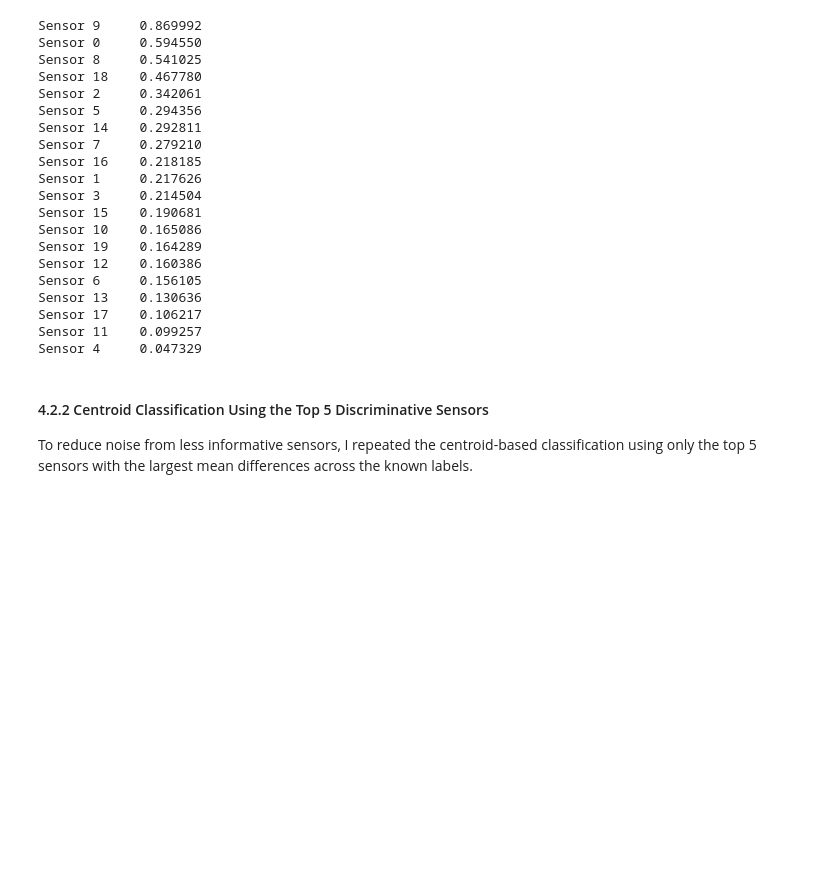
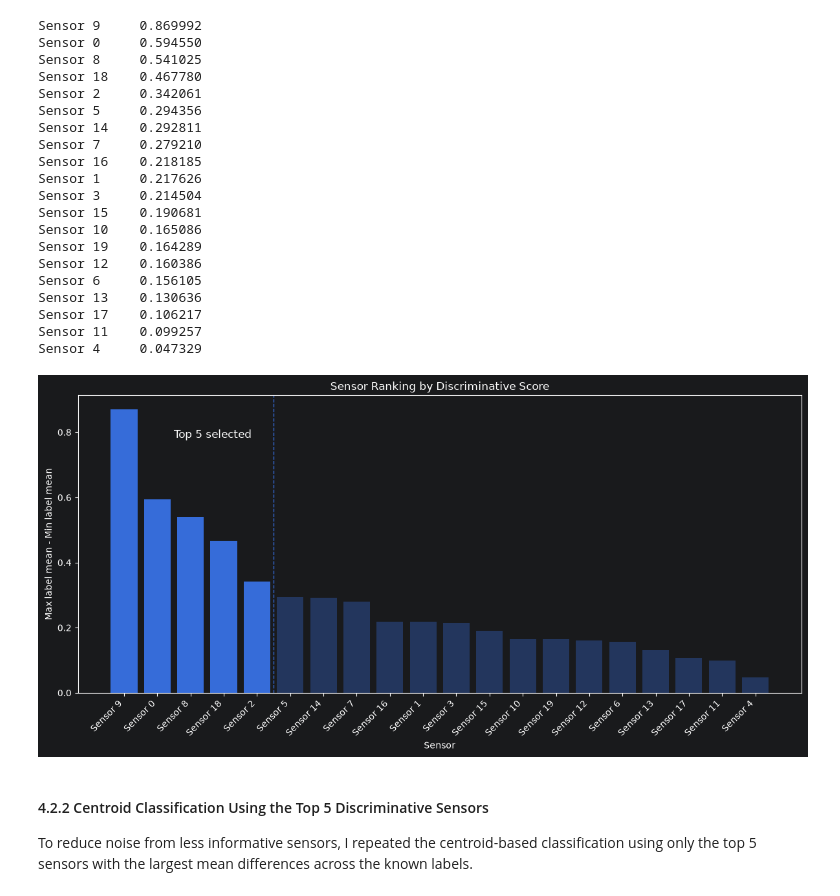
Before and after one commit to hadareal/sensor-failure-clustering, a Jupyter notebook: notebook/01_sensor_clustering.ipynb, the cells around one changed output. Drawn from its saved outputs; the diff is of its cells as text; code cells hidden in the pictures; blank space fills up the shorter version.

```diff
--- a/notebook/01_sensor_clustering.ipynb
+++ b/notebook/01_sensor_clustering.ipynb
@@ -707,6 +709,49 @@ Sensor 13    0.130636
 Sensor 17    0.106217
 Sensor 11    0.099257
 Sensor 4     0.047329
+# %%
+import matplotlib.pyplot as plt
+
+# Compute how much each sensor differs across the known labels
+sensor_discriminative_score = (
+    sensor_means_by_label.max(axis=0) - sensor_means_by_label.min(axis=0)
+)
+
+sensor_ranking = sensor_discriminative_score.sort_values(ascending=False)
+top_5_sensors = sensor_ranking.head(5).index.tolist()
+
+plt.figure(figsize=(12, 6))
+
+bars = plt.bar(
+    sensor_ranking.index,
+    sensor_ranking.values
+)
+
+# Highlight top 5 sensors
+for bar, sensor in zip(bars, sensor_ranking.index):
+    if sensor in top_5_sensors:
+        bar.set_alpha(1.0)
+    else:
+        bar.set_alpha(0.35)
+
+plt.title("Sensor Ranking by Discriminative Score")
+plt.ylabel("Max label mean - Min label mean")
+plt.xlabel("Sensor")
+plt.xticks(rotation=45, ha="right")
+
+plt.axvline(4.5, linestyle="--", linewidth=1)
+plt.text(
+    1.5,
+    sensor_ranking.max() * 0.9,
+    "Top 5 selected",
+    fontsize=12
+)
+
+plt.tight_layout()
+plt.savefig("../outputs/sensor_discriminative_ranking.png", dpi=300, bbox_inches="tight")
+plt.show()
+# %% [output]
+[figure, added]
 # %% [markdown]
 #### 4.2.2 Centroid Classification Using the Top 5 Discriminative Sensors
 
```
Also changed, not shown: parts of 4 cells of this notebook, 4 other files.
